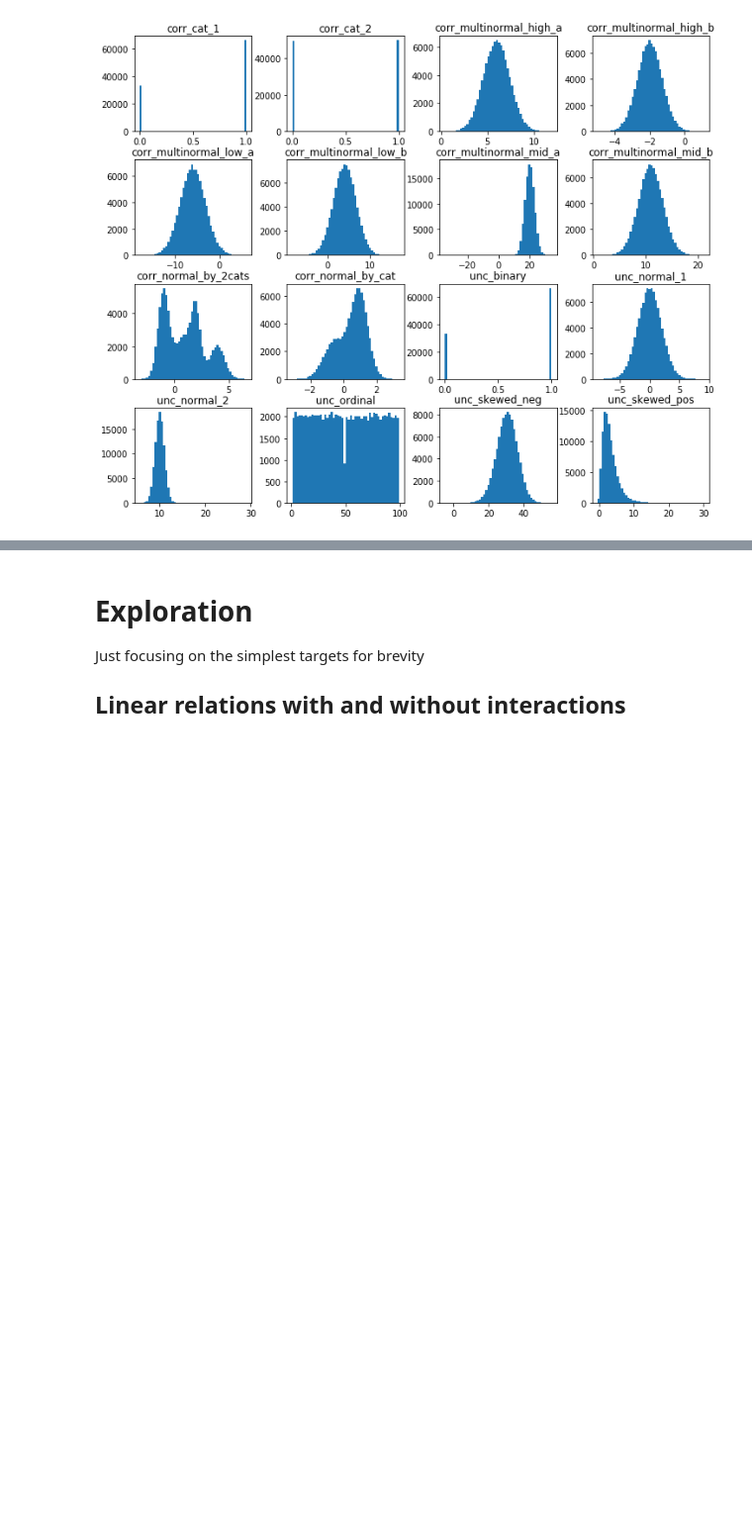
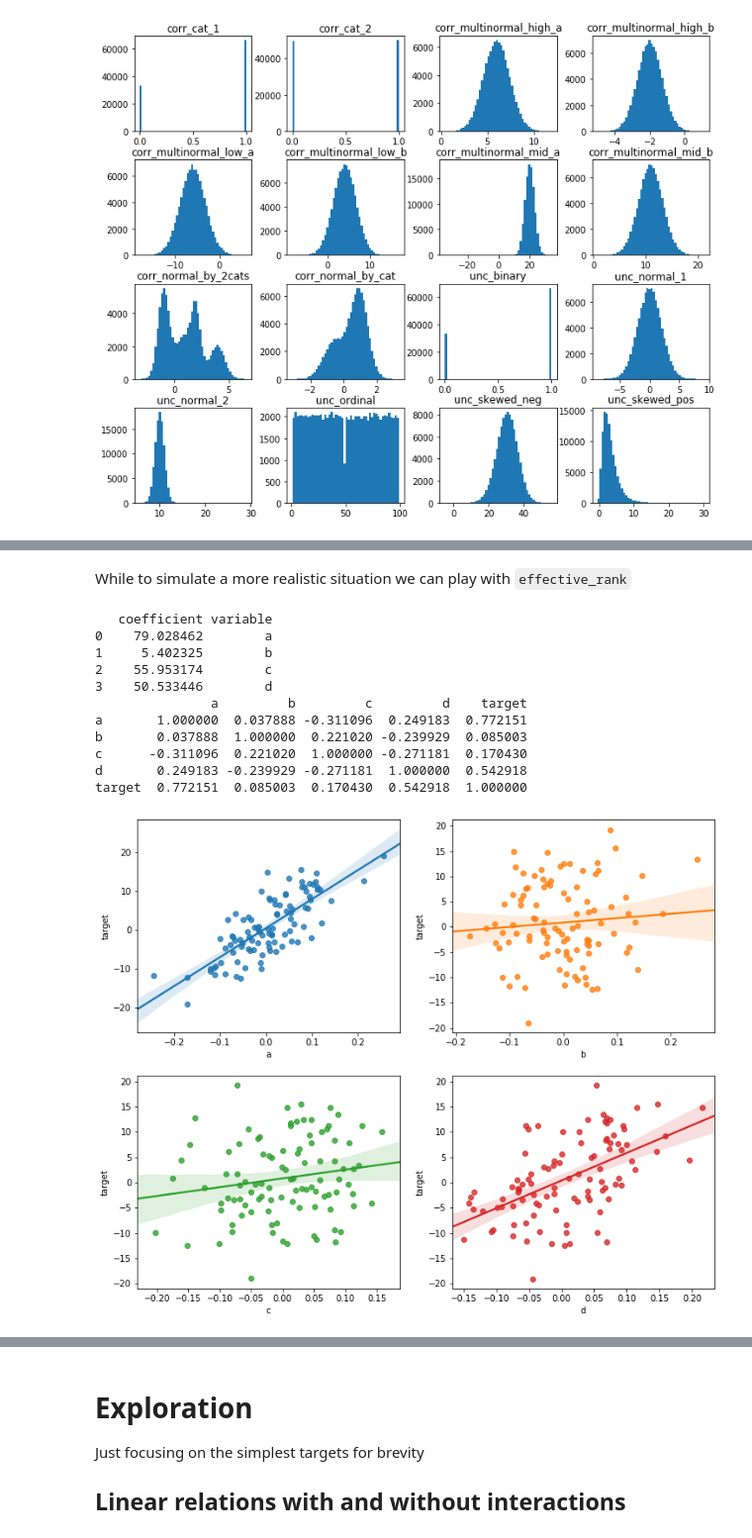
Before and after one commit to lucabasa/ML-algorithms-and-experiments, a Jupyter notebook: 01_data_generation.ipynb, the cells around one changed output, grey strips where cells are left out. Shown at 99% size. Drawn from its saved outputs; the diff is of its cells as text; code cells hidden in the pictures; blank space fills up the shorter version.

```diff
--- a/01_data_generation.ipynb
+++ b/01_data_generation.ipynb
@@ -383,0 +469,30 @@ data_dirty.to_csv('data/simulated/dirty.csv', index=False)
+# %% [markdown]
+While to simulate a more realistic situation we can play with `effective_rank`
+# %%
+data_sim, target, coefficients = make_regression(n_samples=100,
+                                                 n_features=4, n_informative=4,
+                                                 effective_rank=1, tail_strength=0.8,
+                                                 coef=True, random_state=21, noise=0)
+
+data_sim = pd.DataFrame(data_sim, columns=['a', 'b', 'c', 'd'])
+data_sim['target'] = target
+
+coeff = pd.DataFrame(coefficients, columns=['coefficient'])
+coeff['variable'] = ['a', 'b', 'c', 'd']
+
+print(coeff)
+
+exp.corr_target(data_sim, 'target', ['a', 'b', 'c', 'd'])
+# %% [output]
+   coefficient variable
+0    79.028462        a
+1     5.402325        b
+2    55.953174        c
+3    50.533446        d
+               a         b         c         d    target
+a       1.000000  0.037888 -0.311096  0.249183  0.772151
+b       0.037888  1.000000  0.221020 -0.239929  0.085003
+c      -0.311096  0.221020  1.000000 -0.271181  0.170430
+d       0.249183 -0.239929 -0.271181  1.000000  0.542918
+target  0.772151  0.085003  0.170430  0.542918  1.000000
+[figure, added]
```
Also changed, not shown: parts of 18 cells of this notebook, 1 other file.
